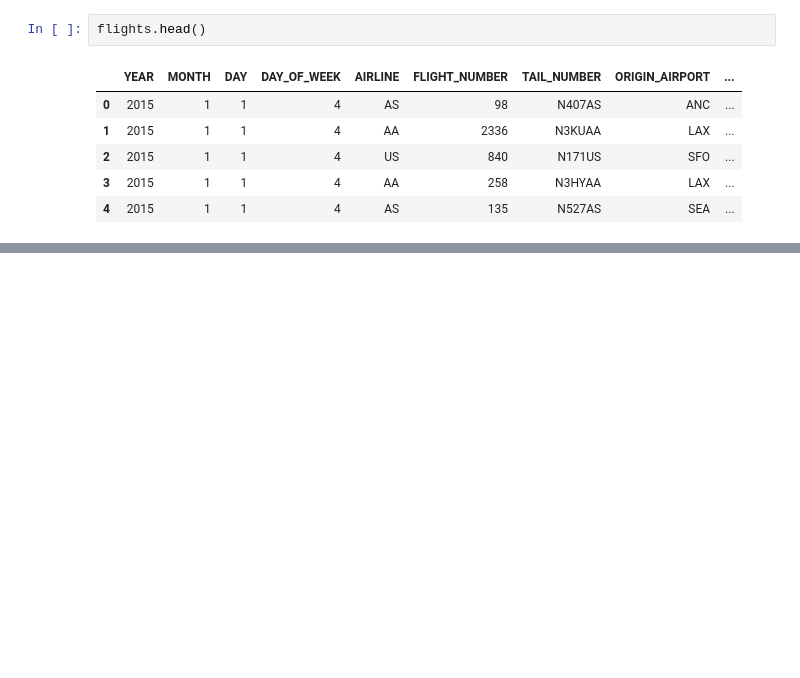
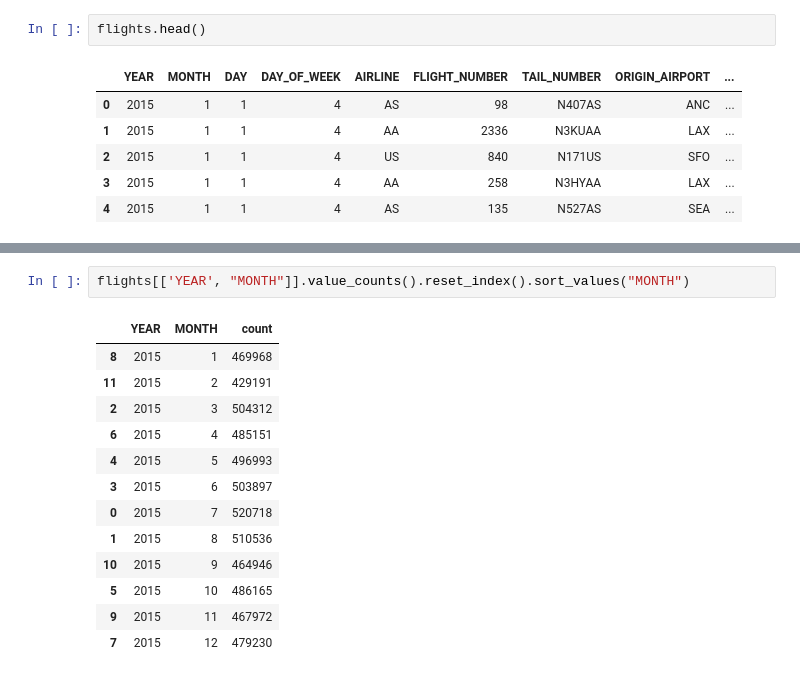
Before and after one commit to chritter/kaggle_flight_delays_2015, a Jupyter notebook: 2015flightdelays-eda1.ipynb, the cells around one changed output, grey strips where cells are left out. Cells and saved outputs as stored; diff of their text form; blank space fills up the shorter version.

Commit message:
Kaggle Notebook | 2015flightdelays_EDA1 | Version 2

```diff
--- a/2015flightdelays-eda1.ipynb
+++ b/2015flightdelays-eda1.ipynb
@@ -69,3 +85,19 @@ flights.describe()
 | 50% | 2015.0 | 7.000000e+00 | 1.600000e+01 | 4.000000e+00 | 1.690000e+03 | 1.325000e+03 | 1.330000e+03 | ... |
 | 75% | 2015.0 | 9.000000e+00 | 2.300000e+01 | 6.000000e+00 | 3.230000e+03 | 1.730000e+03 | 1.740000e+03 | ... |
 | max | 2015.0 | 1.200000e+01 | 3.100000e+01 | 7.000000e+00 | 9.855000e+03 | 2.359000e+03 | 2.400000e+03 | ... |
+# %%
+flights[['YEAR', "MONTH"]].value_counts().reset_index().sort_values("MONTH")
+# %% [output]
+|  | YEAR | MONTH | count |
+| 8 | 2015 | 1 | 469968 |
+| 11 | 2015 | 2 | 429191 |
+| 2 | 2015 | 3 | 504312 |
+| 6 | 2015 | 4 | 485151 |
+| 4 | 2015 | 5 | 496993 |
+| 3 | 2015 | 6 | 503897 |
+| 0 | 2015 | 7 | 520718 |
+| 1 | 2015 | 8 | 510536 |
+| 10 | 2015 | 9 | 464946 |
+| 5 | 2015 | 10 | 486165 |
+| 9 | 2015 | 11 | 467972 |
+| 7 | 2015 | 12 | 479230 |
```
Also changed, not shown: parts of 12 cells of this notebook.
